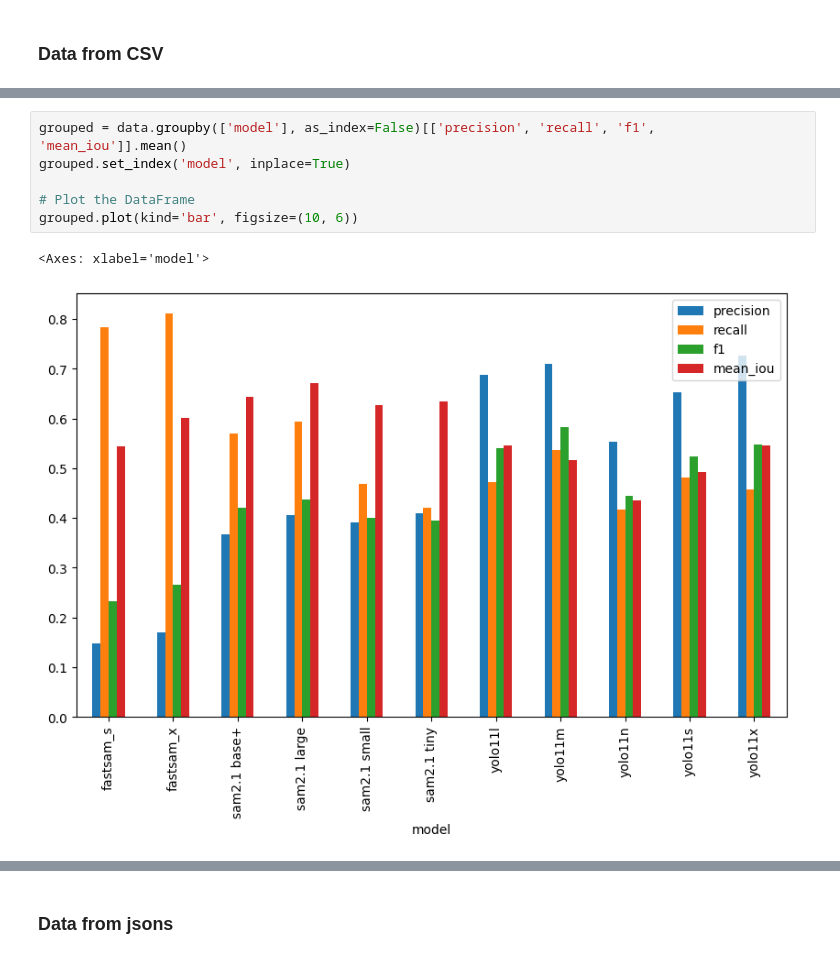
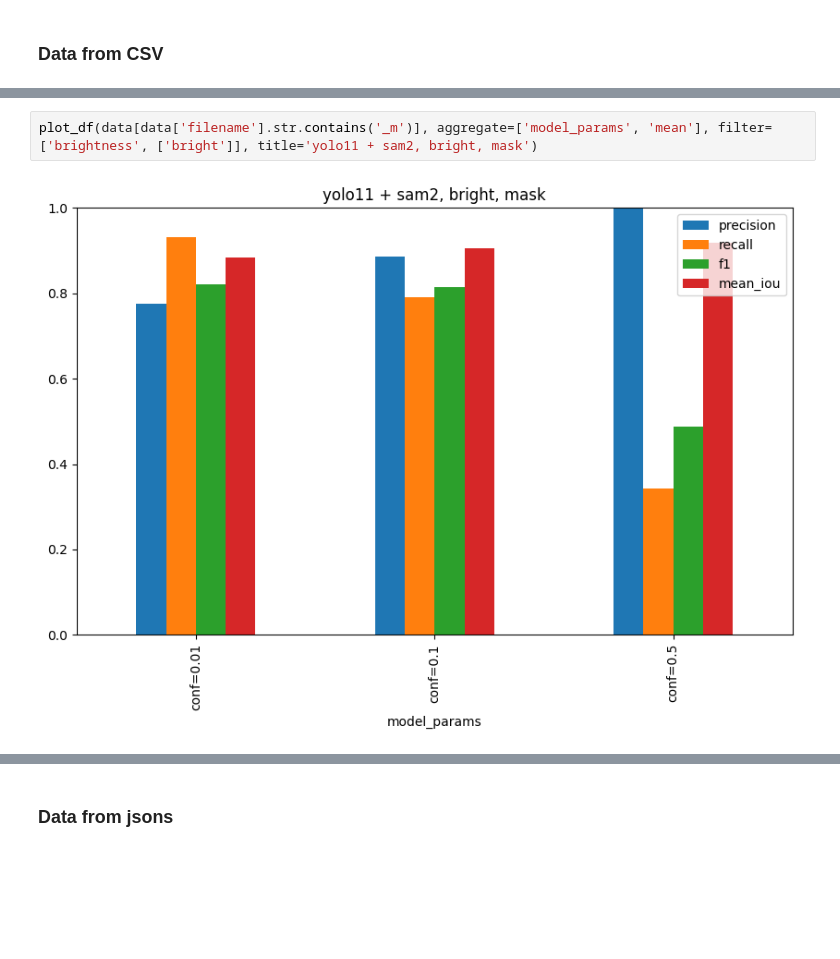
Before and after one commit to Trawirr/ParkingApp, a Jupyter notebook: evaluation/plot_models.ipynb, the cells around one changed output, grey strips where cells are left out. Saved outputs shown, nothing was run; the diff lists cells and outputs as text; blank space fills up the shorter version.

```diff
--- a/evaluation/plot_models.ipynb
+++ b/evaluation/plot_models.ipynb
@@ -58,9 +81,4 @@ plot_df(data, aggregate=['model', 'mean'], filter=[])
-# %%
-grouped = data.groupby(['model'], as_index=False)[['precision', 'recall', 'f1', 'mean_iou']].mean()
-grouped.set_index('model', inplace=True)
-
-# Plot the DataFrame
-grouped.plot(kind='bar', figsize=(10, 6))
-# %% [output]
-<Axes: xlabel='model'>
-[figure, removed]
+# %%
+plot_df(data[data['filename'].str.contains('_m')], aggregate=['model_params', 'mean'], filter=['brightness', ['bright']], title='yolo11 + sam2, bright, mask')
+# %% [output]
+[figure, added]
```
Also changed, not shown: parts of 8 cells of this notebook.
